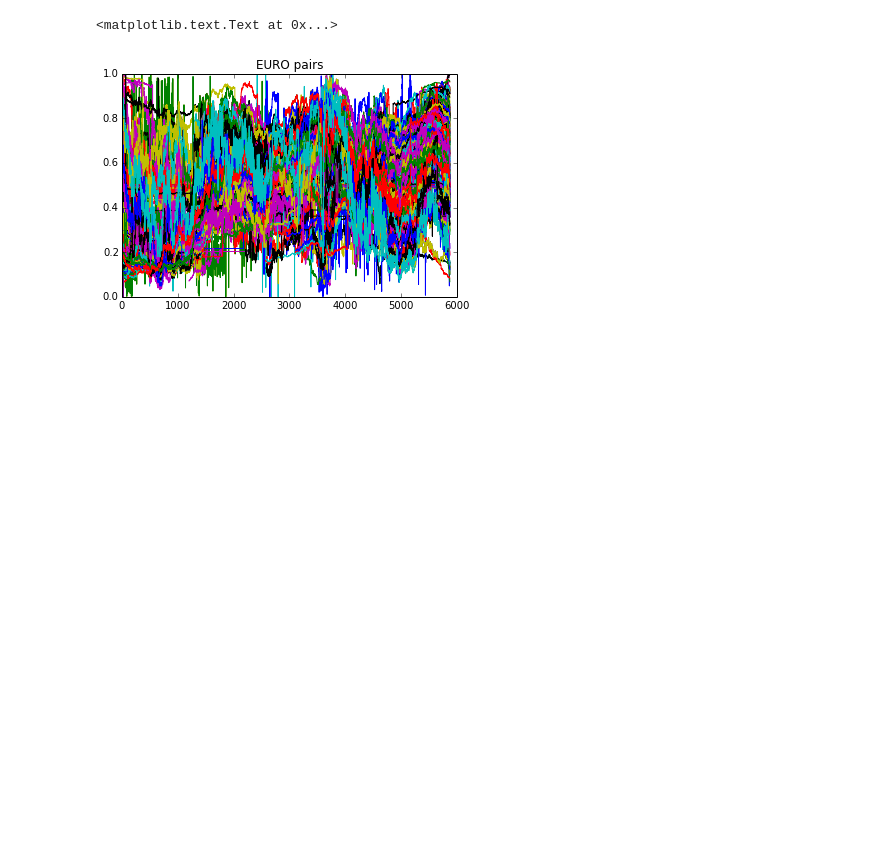
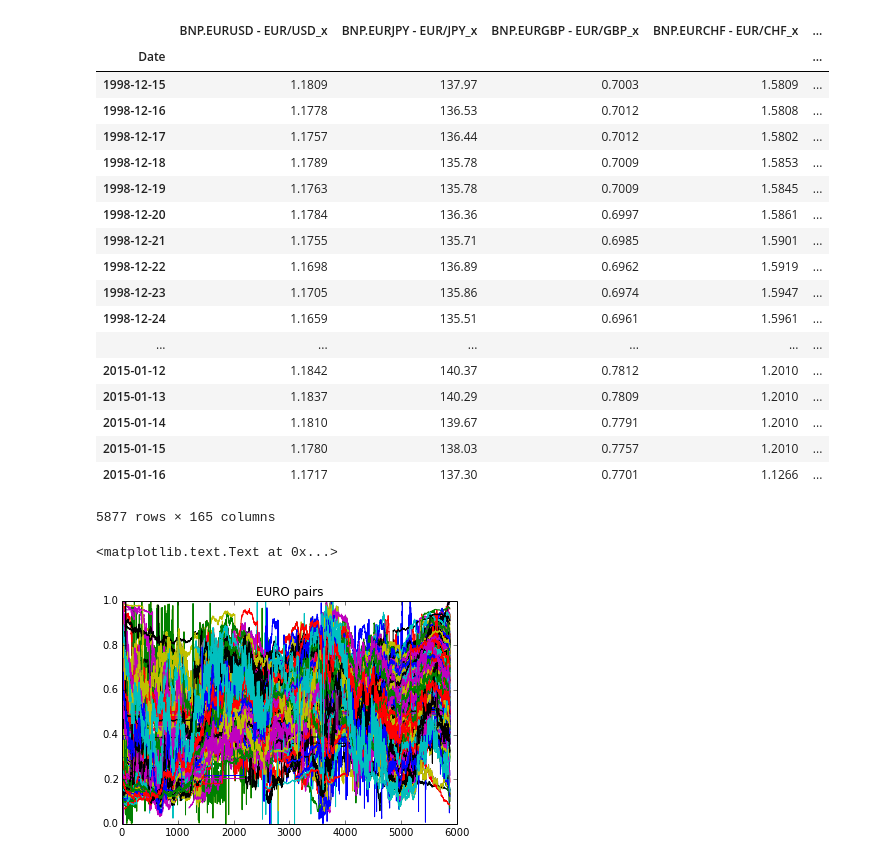
Before and after one commit to qorelogic/ml2, a Jupyter notebook: bin/quandl-fun.ipynb, the cells around one changed output. Drawn from its saved outputs; the diff is of its cells as text; code cells hidden in the pictures; blank space fills up the shorter version.

Commit message:
quandl-fun USD pairs, refactoring

```diff
--- a/bin/quandl-fun.ipynb
+++ b/bin/quandl-fun.ipynb
@@ -80 +65,56 @@ Date
+# %%
+# 2
+pa += ' USDEUR USDJPY USDGBP USDCHF USDCAD USDAUD USDNZD USDSEK USDNOK USDBRL USDCNY USDRUB USDINR USDTRY USDTHB USDIDR USDMYR USDMXN USDARS USDDKK USDILS USDPHP'
+# 3
+pa += ' USDEUR USDDKK USDHUF USDISK USDNOK USDSEK USDCHF USDTRY USDGBP'
+# 4
+pa += ' USDALL USDBAM USDBGN USDHRK USDCZK USDMKD USDPLN USDRON USDRSD'
+# 5
+pa += ' USDAMD USDAZN USDBYR USDGEL USDKZT USDKGS USDLVL USDLTL USDMDL USDRUB USDTJS USDTMT USDUAH USDUZS'
+# 6
+pa += ' USDBND USDKHR USDCNY USDHKD USDIDR USDJPY USDLAK USDMYR USDMNT USDMMK USDKPW USDPHP USDSGD USDKRW USDTHB USDVND'
+# 7
+pa += ' USDAFN USDBDT USDBTN USDINR USDLKR USDMVR USDNPR USDPKR'
+# 8
+pa += ' USDDZD USDBHD USDDJF USDEGP USDIRR USDIQD USDILS USDJOD USDKWD USDLBP USDLYD USDMAD USDOMR USDQAR USDSAR USDSYP USDTND USDAED USDYER'
+# 9
+pa += ' USDAOA USDBIF USDXOF USDBWP'
+# 10
+pa += ' USDXAF USDCDF USDKMF USDCVE USDETB USDGHS USDGNF USDGMD USDKES USDLRD USDLSL USDMGA USDMZN USDMRO USDMUR USDMWK USDNAD USDNGN USDRWF USDSDG USDSLL USDSOS USDSTD USDSZL USDSCR USDTZS USDUGX USDZAR USDZMW'
+# 11
+pa += ' USDCAD USDMXN'
+# 12
+pa += ' USDXCD USDBSD USDBBD USDCUP USDDOP USDHTG USDJMD USDTTD'
+# 13
+pa += ' USDBZD USDCRC USDGTQ USDHNL USDNIO USDPAB'
+# 14
+pa += ' USDARS USDBOB USDBRL USDCLP USDCOP USDGYD USDPYG USDPEN USDSRD USDUYU USDVEF'
+# 15
+pa += ' USDAUD USDFJD USDNZD USDPGK USDWST USDSBD USDTOP USDVUV'
+# 16
+pa += ' /BITCOIN/MTGOXUSD /BITCOIN/BITSTAMPUSD /OFDP/GOLD_2 /OFDP/SILVER_5'
+
+d = getDataFromQuandl(pa)
+# %%
+d
+# %% [output]
+|  | BNP.EURUSD - EUR/USD_x | BNP.EURJPY - EUR/JPY_x | BNP.EURGBP - EUR/GBP_x | BNP.EURCHF - EUR/CHF_x | ... |
+| Date |  |  |  |  | ... |
+| 1998-12-15 | 1.1809 | 137.97 | 0.7003 | 1.5809 | ... |
+| 1998-12-16 | 1.1778 | 136.53 | 0.7012 | 1.5808 | ... |
+| 1998-12-17 | 1.1757 | 136.44 | 0.7012 | 1.5802 | ... |
+| 1998-12-18 | 1.1789 | 135.78 | 0.7009 | 1.5853 | ... |
+| 1998-12-19 | 1.1763 | 135.78 | 0.7009 | 1.5845 | ... |
+| 1998-12-20 | 1.1784 | 136.36 | 0.6997 | 1.5861 | ... |
+| 1998-12-21 | 1.1755 | 135.71 | 0.6985 | 1.5901 | ... |
+| 1998-12-22 | 1.1698 | 136.89 | 0.6962 | 1.5919 | ... |
+| 1998-12-23 | 1.1705 | 135.86 | 0.6974 | 1.5947 | ... |
+| 1998-12-24 | 1.1659 | 135.51 | 0.6961 | 1.5961 | ... |
+| ... | ... | ... | ... | ... | ... |
+| 2015-01-12 | 1.1842 | 140.37 | 0.7812 | 1.2010 | ... |
+| 2015-01-13 | 1.1837 | 140.29 | 0.7809 | 1.2010 | ... |
+| 2015-01-14 | 1.1810 | 139.67 | 0.7791 | 1.2010 | ... |
+| 2015-01-15 | 1.1780 | 138.03 | 0.7757 | 1.2010 | ... |
+| 2015-01-16 | 1.1717 | 137.30 | 0.7701 | 1.1266 | ... |
+5877 rows × 165 columns
 # %%
```
Also changed, not shown: parts of 6 cells of this notebook.
